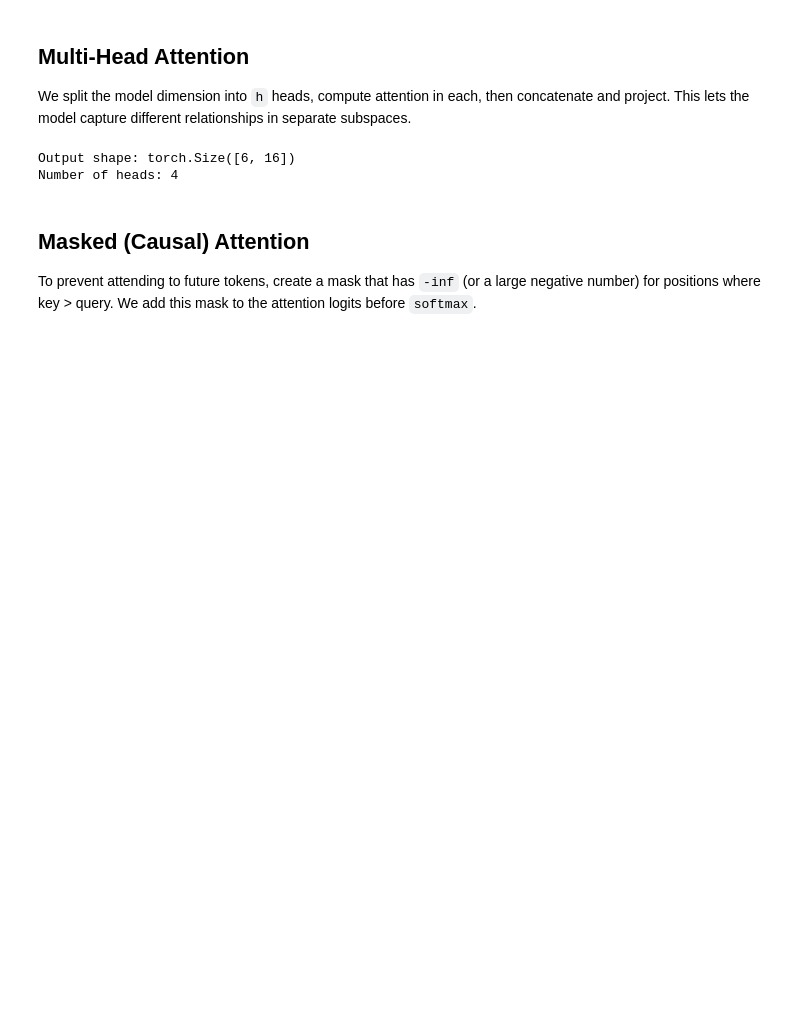
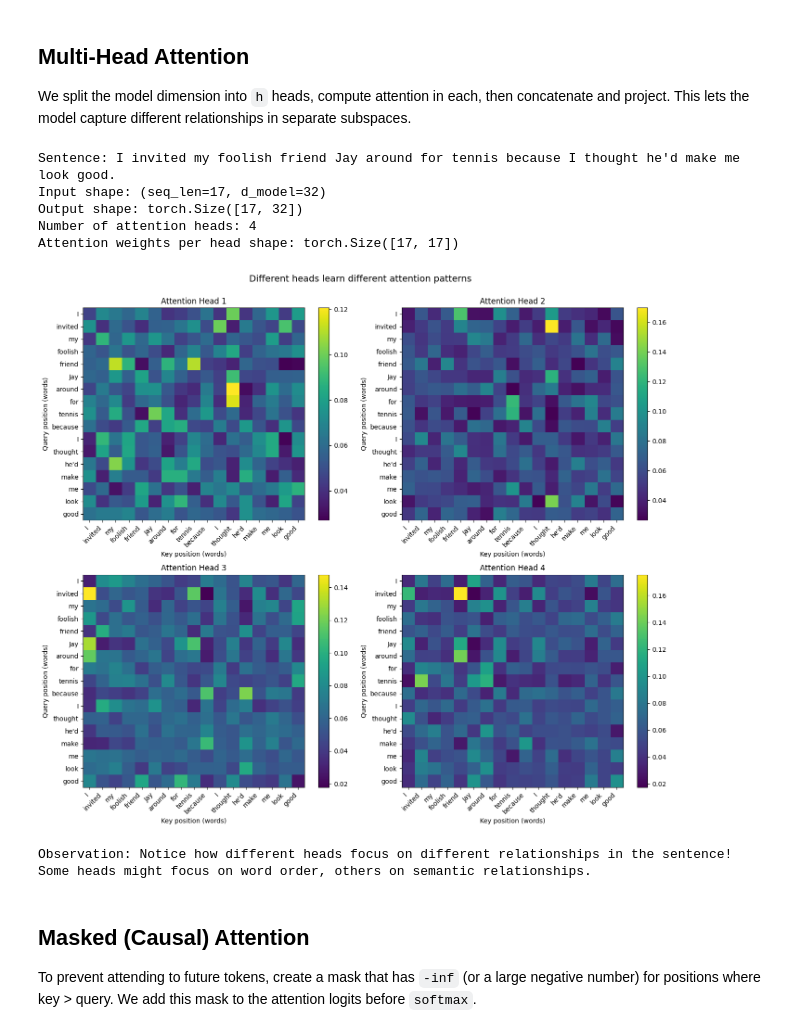
Before and after one commit to FarazFazelifar/Transformers-Deep-Dive, a Jupyter notebook: 03-Attention/Attention.ipynb, the cells around one changed output. Saved outputs shown, nothing was run; the diff lists cells and outputs as text; code cells hidden in the pictures; blank space fills up the shorter version.

```diff
--- a/03-Attention/Attention.ipynb
+++ b/03-Attention/Attention.ipynb
@@ -70,6 +98,7 @@ plt.show()
 
 We split the model dimension into `h` heads, compute attention in each, then concatenate and project. This lets the model capture different relationships in separate subspaces.
 # %%
+# Demo multi-head attention on the real sentence from earlier
 class SimpleMultiHeadAttention(torch.nn.Module):
     def __init__(self, d_model, num_heads):
         super().__init__()
@@ -77,60 +106,84 @@ class SimpleMultiHeadAttention(torch.nn.Module):
         self.d_model = d_model
         self.num_heads = num_heads
         self.d_head = d_model // num_heads
-
-        # Linear projections for Q, K, V and output
         self.Wq = torch.nn.Linear(d_model, d_model, bias=False)
         self.Wk = torch.nn.Linear(d_model, d_model, bias=False)
         self.Wv = torch.nn.Linear(d_model, d_model, bias=False)
         self.Wo = torch.nn.Linear(d_model, d_model, bias=False)
 
     def split_heads(self, x):
-        # x: (seq_len, d_model) -> (num_heads, seq_len, d_head)
         seq_len = x.shape[0]
-        x = x.view(seq_len, self.num_heads, self.d_head).transpose(0,1)
+        x = x.view(seq_len, self.num_heads, self.d_head).transpose(0, 1)
         return x
 
     def combine_heads(self, x):
-        # x: (num_heads, seq_len, d_head) -> (seq_len, d_model)
-        x = x.transpose(0,1).contiguous()
+        x = x.transpose(0, 1).contiguous()
         seq_len = x.shape[0]
         return x.view(seq_len, self.d_model)
 
-    def forward(self, x, mask: Optional[torch.Tensor] = None):
-        # x: (seq_len, d_model)
+    def forward(self, x, mask=None):
         Q = self.Wq(x)
         K = self.Wk(x)
         V = self.Wv(x)
-
-        # split into heads
         Qh = self.split_heads(Q)
         Kh = self.split_heads(K)
         Vh = self.split_heads(V)
-
-        # compute attention per head
         out_heads = []
         attn_heads = []
         for i in range(self.num_heads):
             out_i, attn_i = scaled_dot_product_attention(Qh[i], Kh[i], Vh[i], mask)
             out_heads.append(out_i)
             attn_heads.append(attn_i)
-
-        out = torch.stack(out_heads, dim=0)  # (num_heads, seq_len, d_head)
-        out_combined = self.combine_heads(out)  # (seq_len, d_model)
+        out = torch.stack(out_heads, dim=0)
+        out_combined = self.combine_heads(out)
         return self.Wo(out_combined), attn_heads
 
-# Demo multi-head on a small random input
-d_model = 16
+d_model = 32
 num_heads = 4
 mha = SimpleMultiHeadAttention(d_model, num_heads)
-# small sequence length = 6
-x = torch.randn(6, d_model)
+
+# Reuse the sentence we defined earlier
+# Create embeddings for this sentence
+torch.manual_seed(42)
+x = torch.randn(len(words), d_model)  # (seq_len=3, d_model=32)
+
 out, attn_heads = mha(x)
-print('Output shape:', out.shape)
-print('Number of heads:', len(attn_heads))
+print(f'Sentence: {text_sentence}')
+print(f'Input shape: (seq_len={len(words)}, d_model={d_model})')
+print(f'Output shape: {out.shape}')
+print(f'Number of attention heads: {len(attn_heads)}')
+print(f'Attention weights per head shape: {attn_heads[0].shape}')
+
+# Visualize what different heads attend to
+fig, axes = plt.subplots(2, 2, figsize=(14, 12))
+for head_idx in range(min(4, num_heads)):
+    ax = axes[head_idx // 2, head_idx % 2]
+    attn_matrix = attn_heads[head_idx].detach().numpy()
+    im = ax.imshow(attn_matrix, cmap='viridis', aspect='auto')
+    ax.set_xlabel('Key position (words)')
+    ax.set_ylabel('Query position (words)')
+    ax.set_xticks(range(len(words)))
+    ax.set_xticklabels(words, rotation=45, ha='right')
+    ax.set_yticks(range(len(words)))
+    ax.set_yticklabels(words)
+    ax.set_title(f'Attention Head {head_idx + 1}')
+    plt.colorbar(im, ax=ax)
+
+plt.suptitle('Different heads learn different attention patterns', fontsize=14, y=1.00)
+plt.tight_layout()
+plt.show()
+
+print("\nObservation: Notice how different heads focus on different relationships in the sentence!")
+print("Some heads might focus on word order, others on semantic relationships.")
 # %% [output]
-Output shape: torch.Size([6, 16])
-Number of heads: 4
+Sentence: I invited my foolish friend Jay around for tennis because I thought he'd make me look good.
+Input shape: (seq_len=17, d_model=32)
+Output shape: torch.Size([17, 32])
+Number of attention heads: 4
+Attention weights per head shape: torch.Size([17, 17])
+[figure, added]
+Observation: Notice how different heads focus on different relationships in the sentence!
+Some heads might focus on word order, others on semantic relationships.
 # %% [markdown]
 ## Masked (Causal) Attention
 
```
Also changed, not shown: parts of 4 cells of this notebook, 5 other files.
